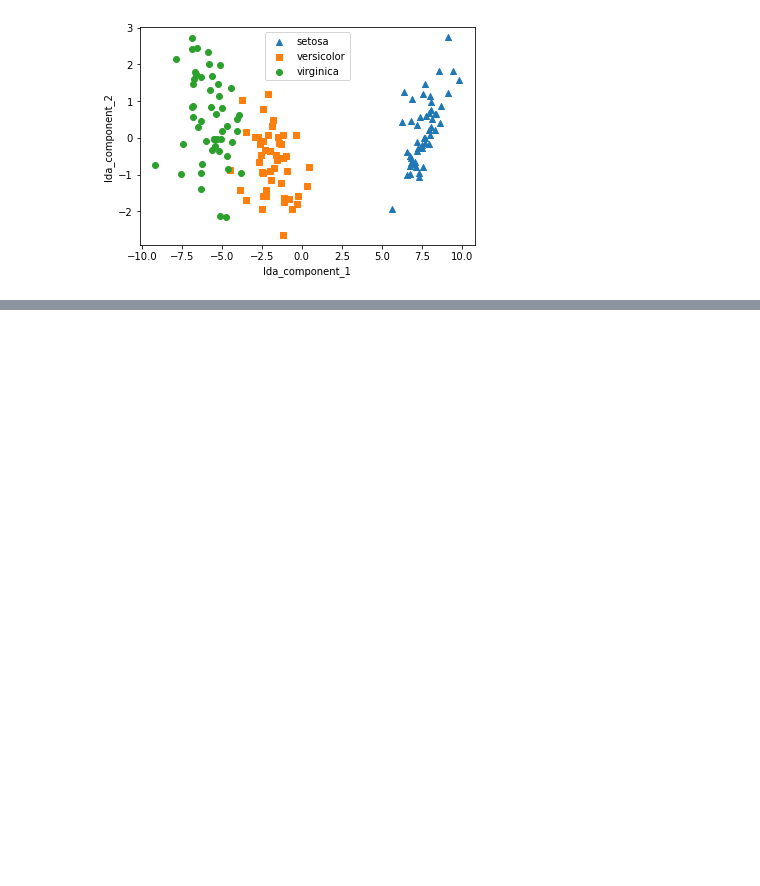
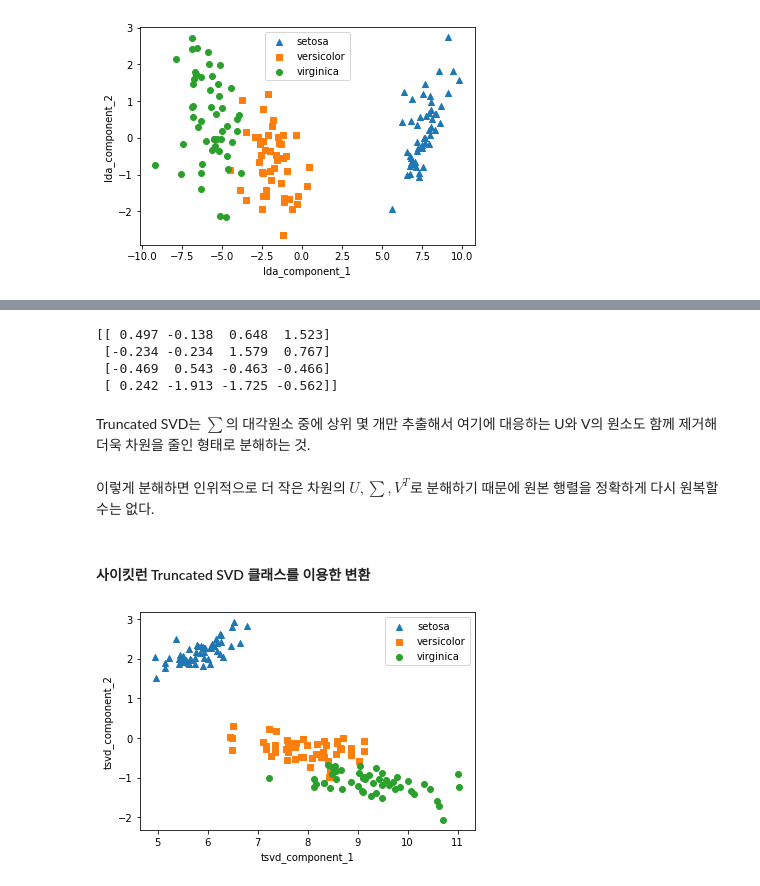
Before and after one commit to jinyoungsul/MachineLearning, a Jupyter notebook: 머신러닝/06. 차원축소.ipynb, the cells around one changed output, grey strips where cells are left out. Cells and saved outputs as stored; diff of their text form; code cells hidden in the pictures; blank space fills up the shorter version.

```diff
--- a/머신러닝/06. 차원축소.ipynb
+++ b/머신러닝/06. 차원축소.ipynb
@@ -208,0 +252,44 @@ plt.show()
+# %%
+# Sigma를 다시 0을 포함한 대칭행렬로 변환
+Sigma_mat = np.diag(Sigma)
+a_ = np.dot(U, np.dot(Sigma_mat, Vt))
+print(np.round(a_, 3))
+# %% [output]
+[[ 0.497 -0.138  0.648  1.523]
+ [-0.234 -0.234  1.579  0.767]
+ [-0.469  0.543 -0.463 -0.466]
+ [ 0.242 -1.913 -1.725 -0.562]]
+# %% [markdown]
+Truncated SVD는 $\sum$의 대각원소 중에 상위 몇 개만 추출해서 여기에 대응하는 U와 V의 원소도 함께 제거해 더욱 차원을 줄인 형태로
+분해하는 것.
+# %% [markdown]
+이렇게 분해하면 인위적으로 더 작은 차원의 $U, \sum, V^T$로 분해하기 때문에 원본 행렬을 정확하게 다시 원복할 수는 없다.
+# %% [markdown]
+#### 사이킷런 Truncated SVD 클래스를 이용한 변환
+# %%
+from sklearn.datasets import load_iris
+from sklearn.decomposition import TruncatedSVD
+import matplotlib.pyplot as plt
+import pandas as pd
+
+iris = load_iris()
+
+tsvd = TruncatedSVD(n_components=2)
+tsvd.fit(iris.data)
+tsvd_iris = tsvd.transform(iris.data)
+iris_tsvd_df = pd.DataFrame(tsvd_iris, columns = ['tsvd_component_1', 'tsvd_component_2'])
+iris_tsvd_df['target'] = iris.target
+
+markers = ['^', 's', 'o']
+
+for i, marker in enumerate(markers):
+    tsvd_x = iris_tsvd_df[iris_tsvd_df['target']==i]['tsvd_component_1']
+    tsvd_y= iris_tsvd_df[iris_tsvd_df['target']==i]['tsvd_component_2']
+    plt.scatter(tsvd_x, tsvd_y, marker=marker, label=iris.target_names[i])
+
+plt.legend()
+plt.xlabel('tsvd_component_1')
+plt.ylabel('tsvd_component_2')
+plt.show()
+# %% [output]
+[figure, added]
```
Also changed, not shown: parts of 14 cells of this notebook.
